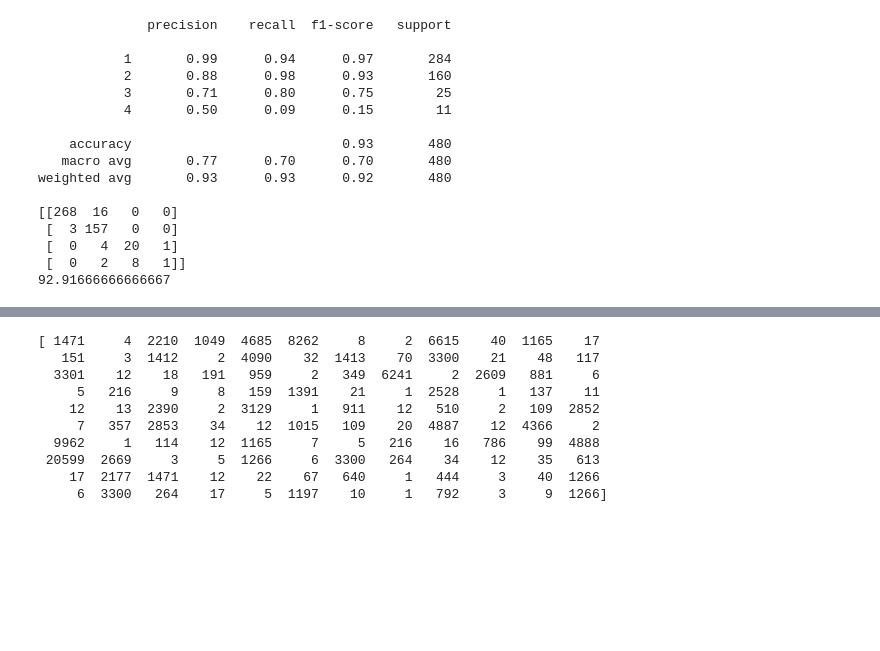
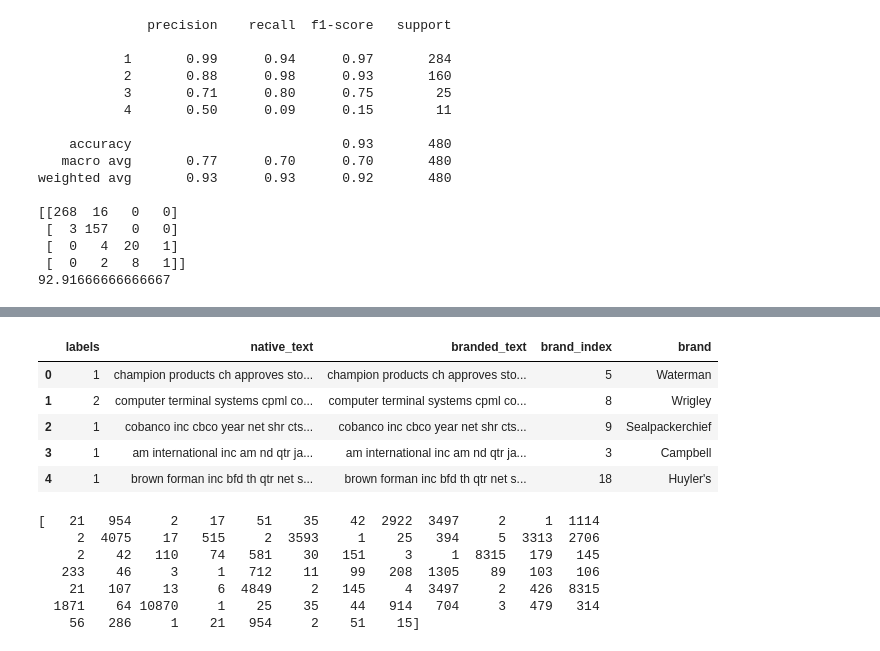
Before and after one commit to GeeraertHerber/DirectSharePointProject, a Jupyter notebook: SharePointAI/main.ipynb, the cells around one changed output, grey strips where cells are left out. Cells and saved outputs as stored; diff of their text form; code cells hidden in the pictures; blank space fills up the shorter version.

```diff
--- a/SharePointAI/main.ipynb
+++ b/SharePointAI/main.ipynb
@@ -256,0 +232,9 @@ print(len(dataset))
+# %%
+
+print(len(splitted_line[0]))
+
+brand_file = "dataset_file/brand_file.txt"
+with open(brand_file) as f:
+    brand_list = f.read().splitlines()
+    # for brand in f.readline():
+    #     brand_list.append(str(brand))
@@ -256,0 +243,19 @@ print(len(dataset))
+# %%
+
+data_list = []
+for x in range(len(splitted_line)):
+    sentence = splitted_line[x]
+    brand_index = brand_list.index(choice(brand_list))
+    splitted_sentence = sentence[1].split(" ")
+    random_index = randint(0, len(splitted_sentence)-1)
+    splitted_sentence[random_index] = brand_list[brand_index]
+    # print(f"Difference {len(splitted_sentence) - lenght_before }")
+    combined_sentence = " ".join(splitted_sentence)
+    sentence.append(combined_sentence)
+    sentence.append(brand_index)
+    sentence.append(brand_list[brand_index])
+    # print(len(sentence))
+    data_list.append(sentence)
+
+print("Done")
+print(data_list[randint(0, len(splitted_line)-1)])
@@ -257,5 +276,3 @@ print(len(dataset))
 # %%
-dataset = pd.DataFrame(list(dataset), columns=["labels", "text"])
+dataset = pd.DataFrame(list(data_list), columns=["labels", "native_text", "branded_text","brand_index", "brand"])
-# %%
-dataset["labels"] = dataset["labels"].replace({"business":0, "entertainment":1, "politics":2, "sport":3, "tech":4})
 # %%
@@ -264,3 +283,12 @@ y = dataset["labels"].values
 
 y = to_categorical(y)
+# %%
+dataset.head()
+# %% [output]
+|  | labels | native_text | branded_text | brand_index | brand |
+| 0 | 1 | champion products ch approves sto... | champion products ch approves sto... | 5 | Waterman |
+| 1 | 2 | computer terminal systems cpml co... | computer terminal systems cpml co... | 8 | Wrigley |
+| 2 | 1 | cobanco inc cbco year net shr cts... | cobanco inc cbco year net shr cts... | 9 | Sealpackerchief |
+| 3 | 1 | am international inc am nd qtr ja... | am international inc am nd qtr ja... | 3 | Campbell |
+| 4 | 1 | brown forman inc bfd th qtr net s... | brown forman inc bfd th qtr net s... | 18 | Huyler's |
 # %%
@@ -274,16 +298,13 @@ sequences = tokenizer.texts_to_sequences(X)
 # %%
-X_encoded = pad_sequences(sequences, maxlen=120, padding='post')
+X_encoded = pad_sequences(sequences, maxlen=80, padding='post')
 
-print(X_encoded[0])
+print(X_encoded[randint(0,len(X_encoded))])
 # %% [output]
-[ 1471     4  2210  1049  4685  8262     8     2  6615    40  1165    17
-   151     3  1412     2  4090    32  1413    70  3300    21    48   117
-  3301    12    18   191   959     2   349  6241     2  2609   881     6
-     5   216     9     8   159  1391    21     1  2528     1   137    11
-    12    13  2390     2  3129     1   911    12   510     2   109  2852
-     7   357  2853    34    12  1015   109    20  4887    12  4366     2
-  9962     1   114    12  1165     7     5   216    16   786    99  4888
- 20599  2669     3     5  1266     6  3300   264    34    12    35   613
-    17  2177  1471    12    22    67   640     1   444     3    40  1266
-     6  3300   264    17     5  1197    10     1   792     3     9  1266]
+[   21   954     2    17    51    35    42  2922  3497     2     1  1114
+     2  4075    17   515     2  3593     1    25   394     5  3313  2706
+     2    42   110    74   581    30   151     3     1  8315   179   145
+   233    46     3     1   712    11    99   208  1305    89   103   106
+    21   107    13     6  4849     2   145     4  3497     2   426  8315
+  1871    64 10870     1    25    35    44   914   704     3   479   314
+    56   286     1    21   954     2    51    15]
 # %%
```
Also changed, not shown: parts of 15 cells of this notebook.
